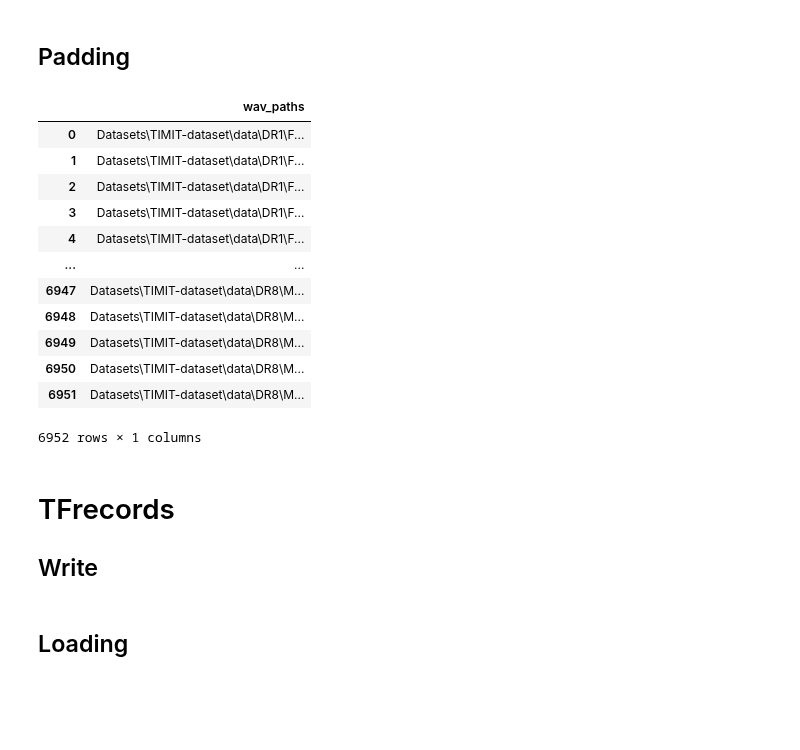
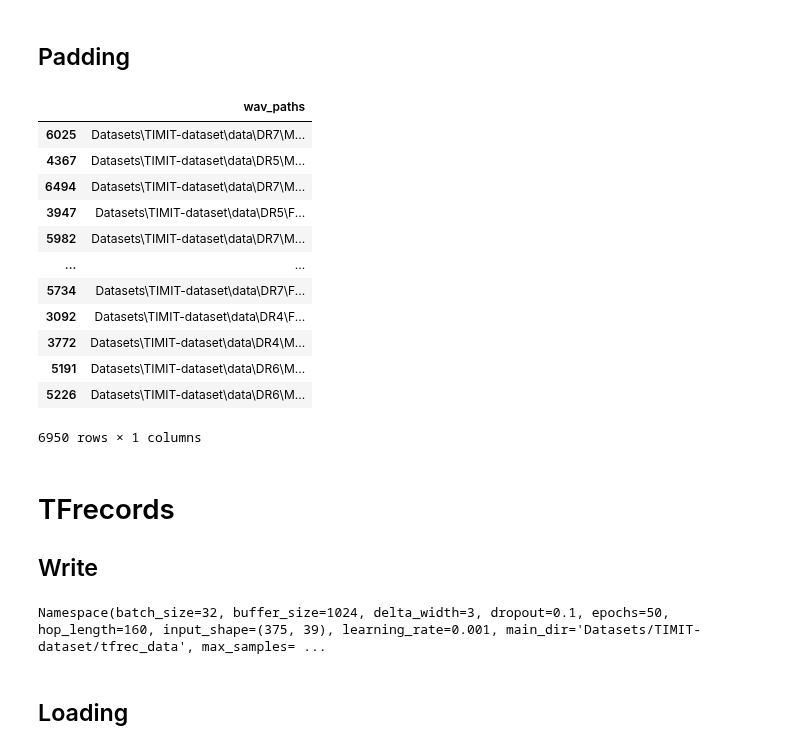
Before and after one commit to syalabi-seet/HoloMora, a Jupyter notebook: TIMIT-preprocess.ipynb, the cells around one changed output. Saved outputs shown, nothing was run; the diff lists cells and outputs as text; code cells hidden in the pictures; blank space fills up the shorter version.

```diff
--- a/TIMIT-preprocess.ipynb
+++ b/TIMIT-preprocess.ipynb
@@ -225,21 +221,22 @@ Dropped files:
 #         pass
 # %%
 d = pd.read_csv("Datasets\TIMIT-dataset\data.csv")
+d = d.sample(len(d)-2, random_state=42)
 d
 # %% [output]
 |  | wav_paths |
-| 0 | Datasets\TIMIT-dataset\data\DR1\F... |
-| 1 | Datasets\TIMIT-dataset\data\DR1\F... |
-| 2 | Datasets\TIMIT-dataset\data\DR1\F... |
-| 3 | Datasets\TIMIT-dataset\data\DR1\F... |
-| 4 | Datasets\TIMIT-dataset\data\DR1\F... |
+| 6025 | Datasets\TIMIT-dataset\data\DR7\M... |
+| 4367 | Datasets\TIMIT-dataset\data\DR5\M... |
+| 6494 | Datasets\TIMIT-dataset\data\DR7\M... |
+| 3947 | Datasets\TIMIT-dataset\data\DR5\F... |
+| 5982 | Datasets\TIMIT-dataset\data\DR7\M... |
 | ... | ... |
-| 6947 | Datasets\TIMIT-dataset\data\DR8\M... |
-| 6948 | Datasets\TIMIT-dataset\data\DR8\M... |
-| 6949 | Datasets\TIMIT-dataset\data\DR8\M... |
-| 6950 | Datasets\TIMIT-dataset\data\DR8\M... |
-| 6951 | Datasets\TIMIT-dataset\data\DR8\M... |
+| 5734 | Datasets\TIMIT-dataset\data\DR7\F... |
+| 3092 | Datasets\TIMIT-dataset\data\DR4\F... |
+| 3772 | Datasets\TIMIT-dataset\data\DR4\M... |
+| 5191 | Datasets\TIMIT-dataset\data\DR6\M... |
+| 5226 | Datasets\TIMIT-dataset\data\DR6\M... |
-6952 rows × 1 columns
+6950 rows × 1 columns
 # %% [markdown]
 # TFrecords
 
@@ -249,24 +246,43 @@ def ArgParser():
     parser = argparse.ArgumentParser()
 
     parser.add_argument("--n_splits", dest="n_splits", type=int, default=5)
+    parser.add_argument("--n_samples", dest="n_samples", type=int, default=6950)
+    parser.add_argument("--n_classes", dest="n_classes", type=int, default=61)
     parser.add_argument("--sample_rate", dest="sample_rate", type=int, default=16000)
     parser.add_argument("--n_fft", dest="n_fft", type=int, default=2048)
-    parser.add_argument("--window_size", dest="window_size", type=int, default=480)
+    parser.add_argument("--window_size", dest="window_size", type=int, default=400)
     parser.add_argument("--hop_length", dest="hop_length", type=int, default=160) # 160 samples = 10ms
-    parser.add_argument("--n_mels", dest="n_mels", type=int, default=32)
-    parser.add_argument("--batch_size", dest="batch_size", type=int, default=16)
-    parser.add_argument("--buffer_size", dest="buffer_size", type=int, default=512)
-    parser.add_argument("--max_samples", dest="max_samples", type=int, default=67200)
+    parser.add_argument("--n_mels", dest="n_mels", type=int, default=64)
+    parser.add_argument("--n_mfcc", dest="n_mfcc", type=int, default=13)
+    parser.add_argument("--batch_size", dest="batch_size", type=int, default=32)
+    parser.add_argument("--buffer_size", dest="buffer_size", type=int, default=1024)
+    parser.add_argument("--max_samples", dest="max_samples", type=int, default=60000)
+    parser.add_argument("--delta_width", dest="delta_width", type=int, default=3)
+    parser.add_argument("--learning_rate", dest="learning_rate", type=float, default=1e-3)
+    parser.add_argument("--epochs", dest="epochs", type=int, default=50)
+    parser.add_argument("--dropout", dest="dropout", type=float, default=0.1)
+    parser.add_argument("--type", dest="type", type=str, default="mfcc")
     parser.add_argument("--main_dir", dest='main_dir', type=str, default="Datasets/TIMIT-dataset/tfrec_data")
 
-
     args = parser.parse_known_args()[0]
+    test_size = (1 / args.n_splits)
     seq_len = int(np.ceil(args.max_samples / args.hop_length))
+    if args.type == "mel":
+        input_shape = (seq_len, args.n_mels)
+    else:
+        input_shape = (seq_len, args.n_mfcc*3)
+    n_train = int(args.n_samples * (1 - test_size))
+    train_steps = int(np.ceil(n_train / args.batch_size))
+    parser.add_argument("--test_size", type=float, default=test_size)
+    parser.add_argument("--input_shape", type=tuple, default=input_shape)
     parser.add_argument("--seq_len", type=int, default=seq_len)
+    parser.add_argument("--train_steps", type=int, default=train_steps)
     return parser.parse_known_args()[0]
 
 args = ArgParser()
 args
+# %% [output]
+Namespace(batch_size=32, buffer_size=1024, delta_width=3, dropout=0.1, epochs=50, hop_length=160, input_shape=(375, 39), learning_rate=0.001, main_dir='Datasets/TIMIT-dataset/tfrec_data', max_samples= ...
 # %%
 class TFRWriter():
     def __init__(self, args):
```
Also changed, not shown: parts of 20 cells of this notebook, 4 other files.
